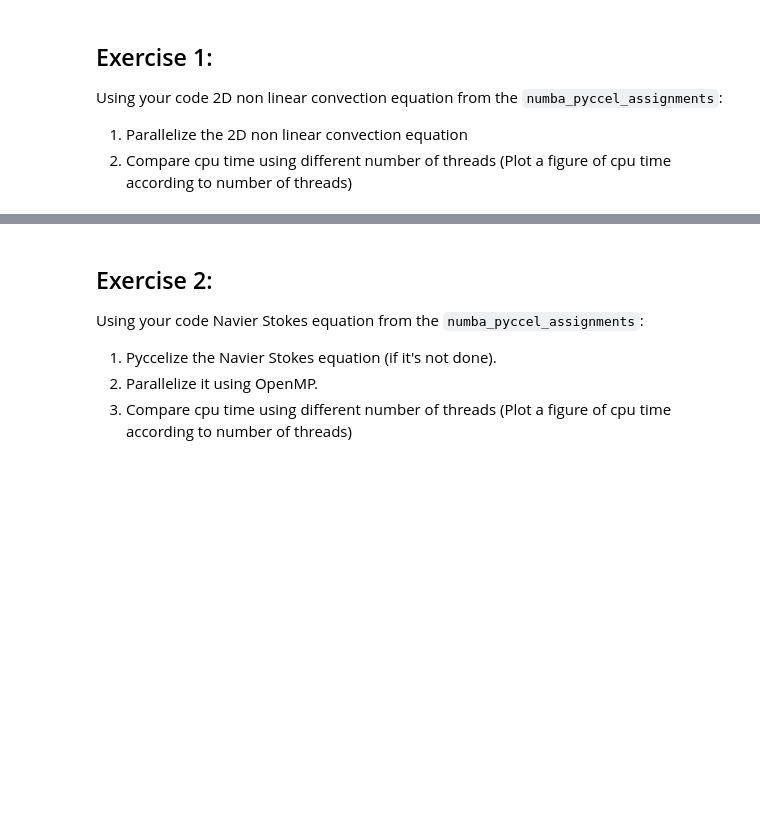
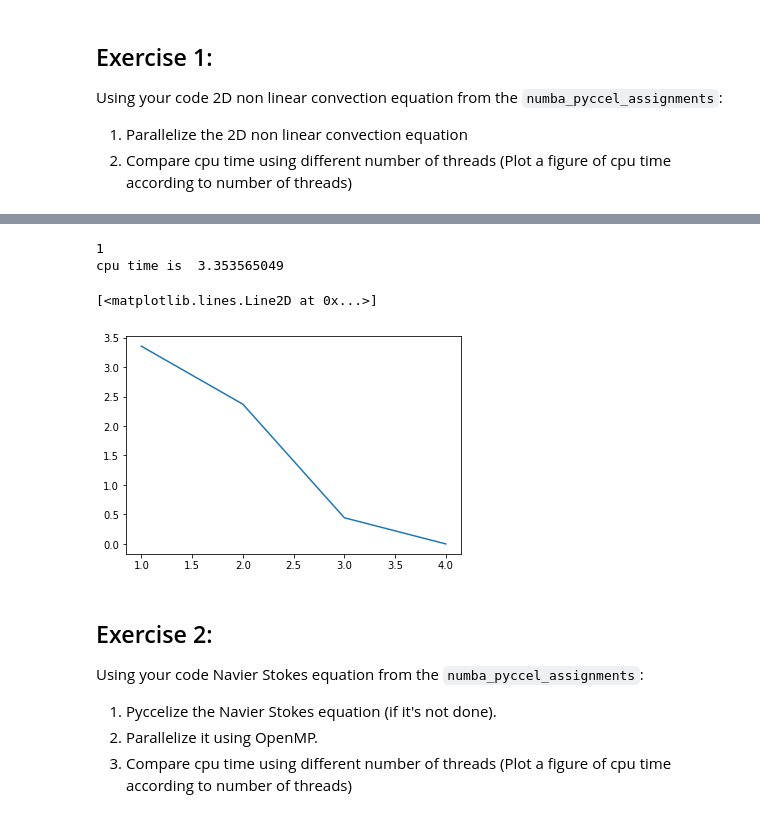
Before and after one commit to AfkhkharZaineb/Al-Khwarizmi-HPC-Programming, a Jupyter notebook: day03/assignments/openmp_part2.ipynb, the cells around one changed output, grey strips where cells are left out. Drawn from its saved outputs; the diff is of its cells as text; code cells hidden in the pictures; blank space fills up the shorter version.

Commit message:
openmp assignements done on simlab

```diff
--- a/day03/assignments/openmp_part2.ipynb
+++ b/day03/assignments/openmp_part2.ipynb
@@ -128,0 +48,37 @@ plot_3D(v,x,y,100,'Figure 4: c=0.5m/s, nt=101, nx=81, ny=81, t=0.5sec','v (m/s)'
+# %%
+#%%file convection.py
+if __name__ == "__main__" :
+    import time
+    #from nonlinearconv2d import solve_2d_linearconv_pyccel, threads_num
+    nx = 101
+    ny = 101
+    nt = 100
+    c = 1.0
+    dx = 2 / (nx - 1)
+    dy = 2 / (ny - 1)
+    sigma = .2
+    dt = sigma * dx
+
+    x = np.linspace(0, 2, nx)
+    y = np.linspace(0, 2, ny)
+
+    u0 = np.ones((ny, nx)) ##create a 1xn vector of 1's
+    u0[int(.5 / dy):int(1 / dy + 1),int(.5 / dx):int(1 / dx + 1)] = 2
+    u = u0.copy()
+    un = np.ones((ny, nx))
+
+    #fun = epyccel(solve_2d_linearconv_pyccel,language = 'c',accelerators = 'openmp')
+
+    # Start timing
+    tcpu_0 = time.process_time() # CPU time
+    print(threads_num())
+    solve_2d_linearconv_pyccel(u, un, nt, dt, dx, dy, c)
+    # CPU time spent
+
+    tcpu_1 = time.process_time()
+    tcpu = tcpu_1 - tcpu_0
+
+    print("cpu time is ",tcpu)
+# %% [output]
+1
+cpu time is  3.353565049
@@ -129,3 +89,11 @@ plot_3D(v,x,y,100,'Figure 4: c=0.5m/s, nt=101, nx=81, ny=81, t=0.5sec','v (m/s)'
+# %%
+#Resultats :
+threads = np.array([1,2,3,4])
+cpu_time = np.array([3.353,2.3702,0.444,0.0003])
+plt.plot(threads,cpu_time)
+# %% [output]
+[<matplotlib.lines.Line2D at 0x...>]
+[figure, added]
 # %% [markdown]
 ## Exercise 2:
 
```
Also changed, not shown: parts of 13 cells of this notebook, 1 other file.
